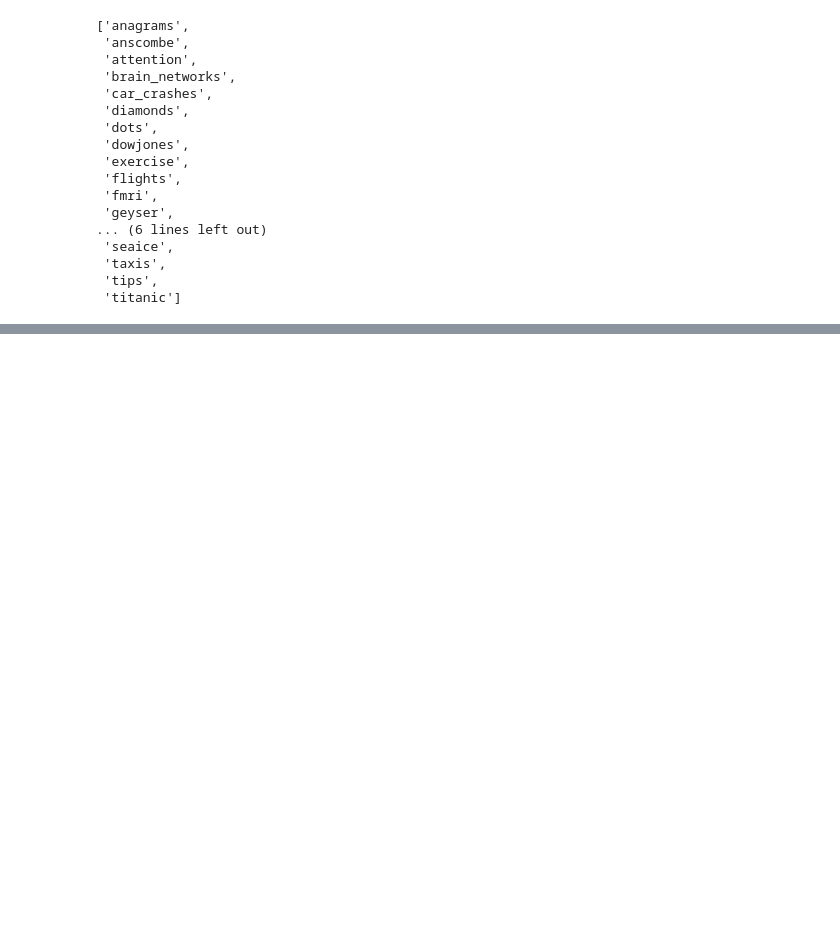
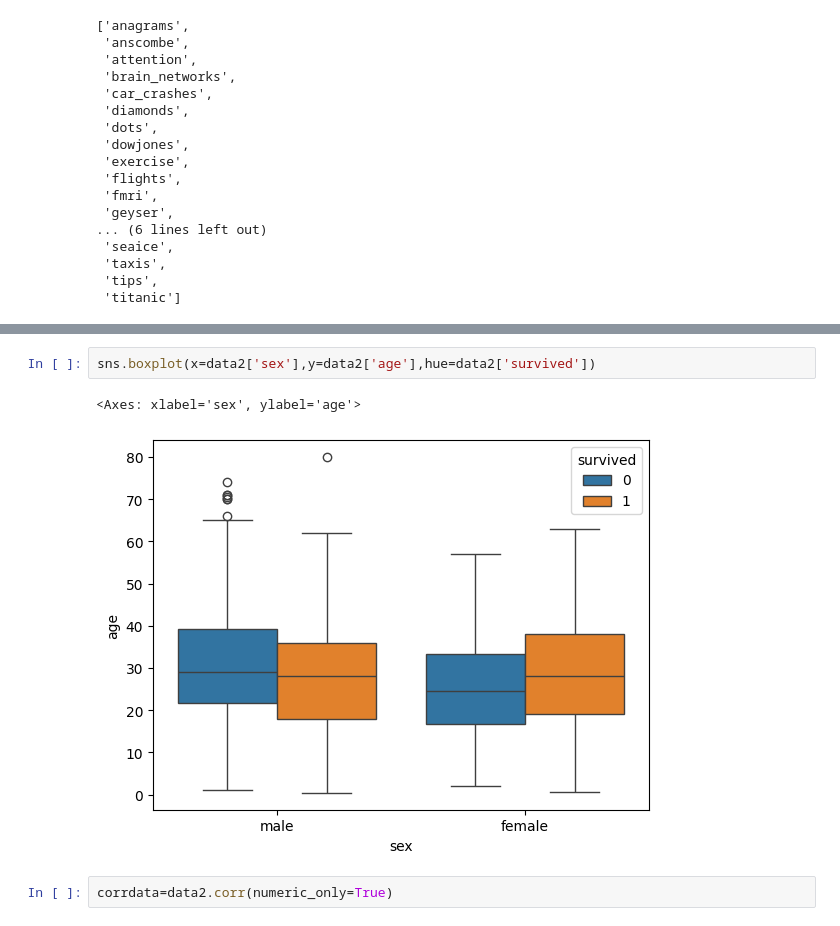
Before and after one commit to malik09-teach/batch-01, a Jupyter notebook: EDA/multivaraite_analysis.ipynb, the cells around one changed output, grey strips where cells are left out. Drawn from its saved outputs; the diff is of its cells as text; blank space fills up the shorter version.

```diff
--- a/EDA/multivaraite_analysis.ipynb
+++ b/EDA/multivaraite_analysis.ipynb
@@ -42,0 +58,7 @@ sns.scatterplot(x=data['survived'],y=data['age'])
+# %%
+sns.boxplot(x=data2['sex'],y=data2['age'],hue=data2['survived'])
+# %% [output]
+<Axes: xlabel='sex', ylabel='age'>
+[figure, added]
+# %%
+corrdata=data2.corr(numeric_only=True)
```
Also changed, not shown: parts of 6 cells of this notebook.
